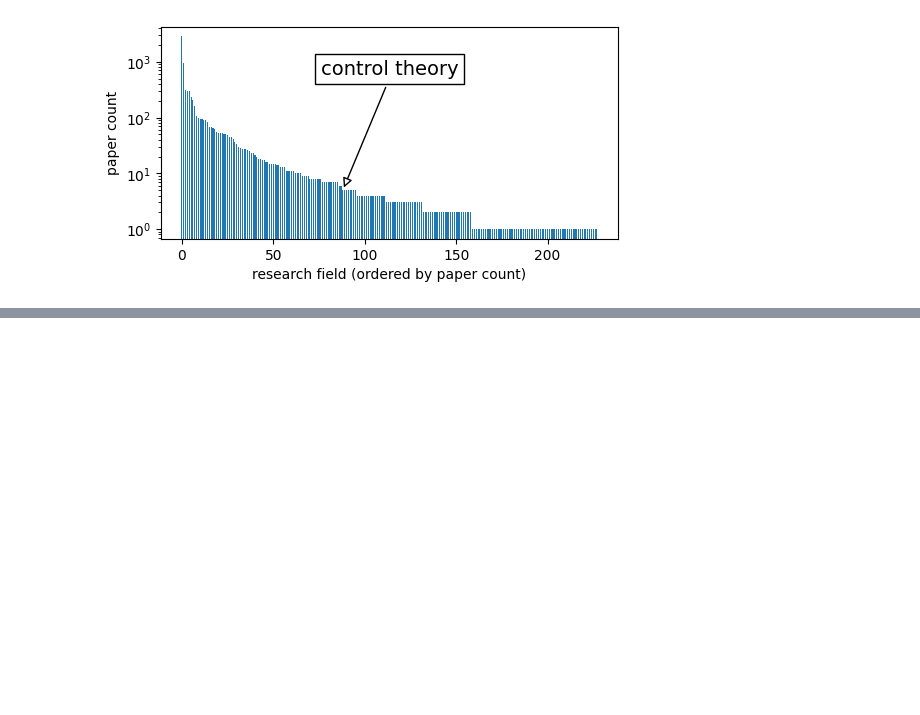
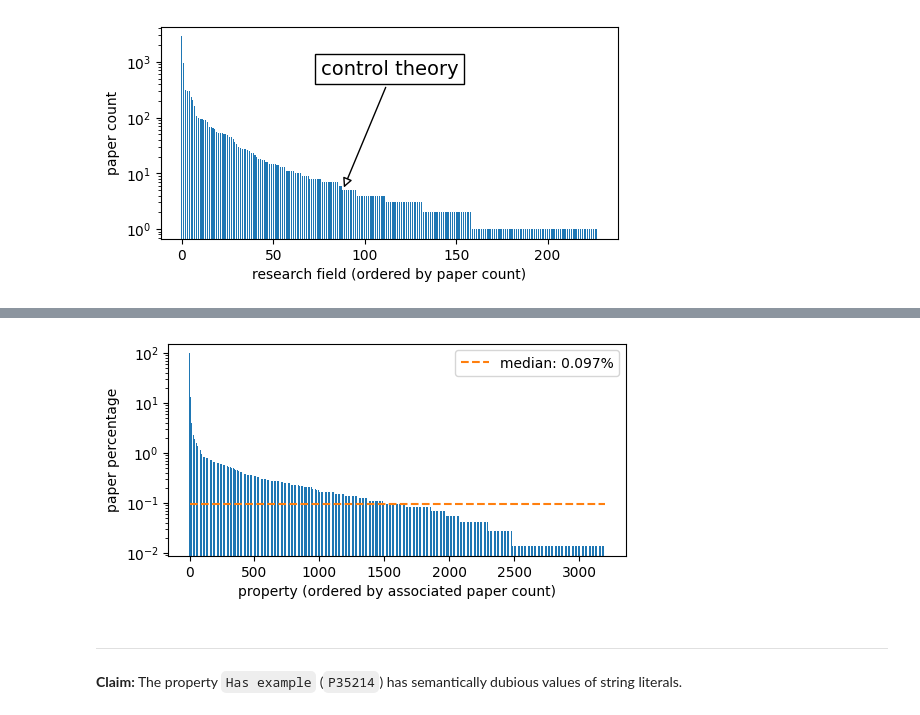
Before and after one commit to ackrep-org/orkg-interaction, a Jupyter notebook: orkg-statements.ipynb, the cells around one changed output, grey strips where cells are left out. Cells and saved outputs as stored; diff of their text form; code cells hidden in the pictures; blank space fills up the shorter version.

```diff
--- a/orkg-statements.ipynb
+++ b/orkg-statements.ipynb
@@ -346,0 +408,20 @@ plt.show()
+# %%
+qs = prefixes + """
+# count papers whose contributions are associated with the same property
+SELECT ?prop ?propLabel (COUNT(DISTINCT ?paper) AS ?paperCount)
+WHERE {
+  ?paper a orkgc:Paper. # ... is a paper
+  ?paper orkgp:P31 ?contribution.
+  ?contribution ?prop ?object. # contribution has any property
+  ?prop rdfs:label ?propLabel.
+
+}
+GROUP BY ?prop ?propLabel
+ORDER BY DESC(?paperCount)
+LIMIT 10000
+"""
+sparql.setQuery(qs)
+ans = sparql.query().convert()
+q = ans["results"]["bindings"]
+
+flat_result_list = [{k: v["value"] for k, v in row.items()} for row in q]
@@ -346,0 +436,21 @@ plt.show()
+# %%
+plt.figure(figsize=fs, dpi=100)
+n_fields = len(paper_percentage)
+plt.bar([0], [100], width=5) # ensure that the first bar is visible
+plt.bar(np.arange(n_fields), paper_percentage, width=0.6, color="#1f77b4")
+
+plt.plot([0, n_fields], [med, med], "--", label=f"median: {med:04.3f}%", color="#ff7f0e")
+plt.legend(loc="upper right")
+
+ax = plt.gca()
+ax.set_yscale('log')
+plt.ylabel("paper percentage")
+plt.xlabel("property (ordered by associated paper count)")
+
+plt.show()
+# %% [output]
+[figure, added]
+# %% [markdown]
+---
+
+**Claim:** The property `Has example` (`P35214`) has semantically dubious values of string literals.
```
Also changed, not shown: parts of 31 cells of this notebook.
